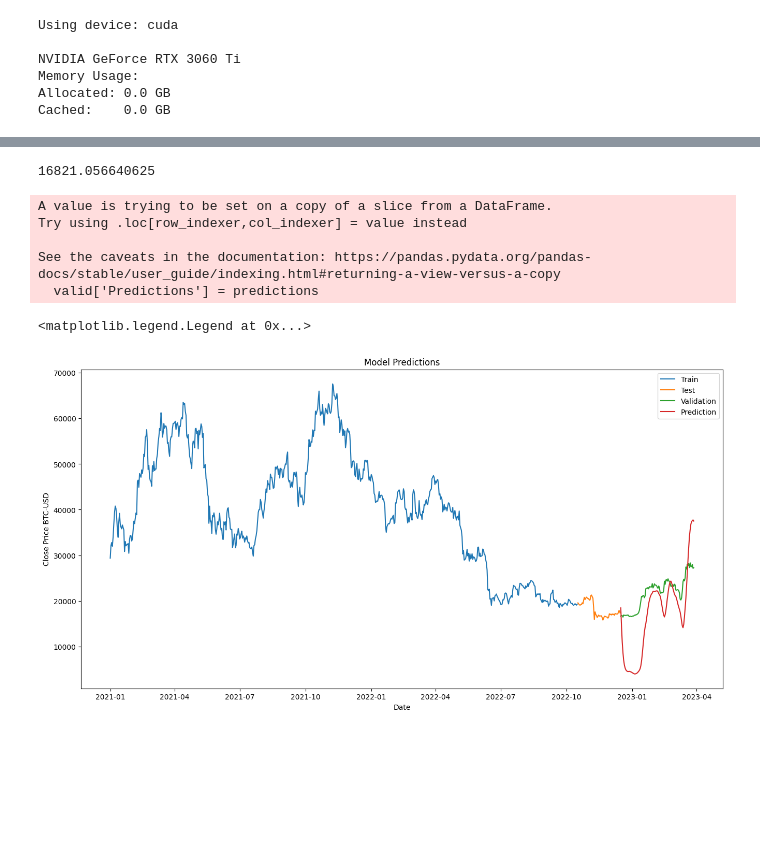
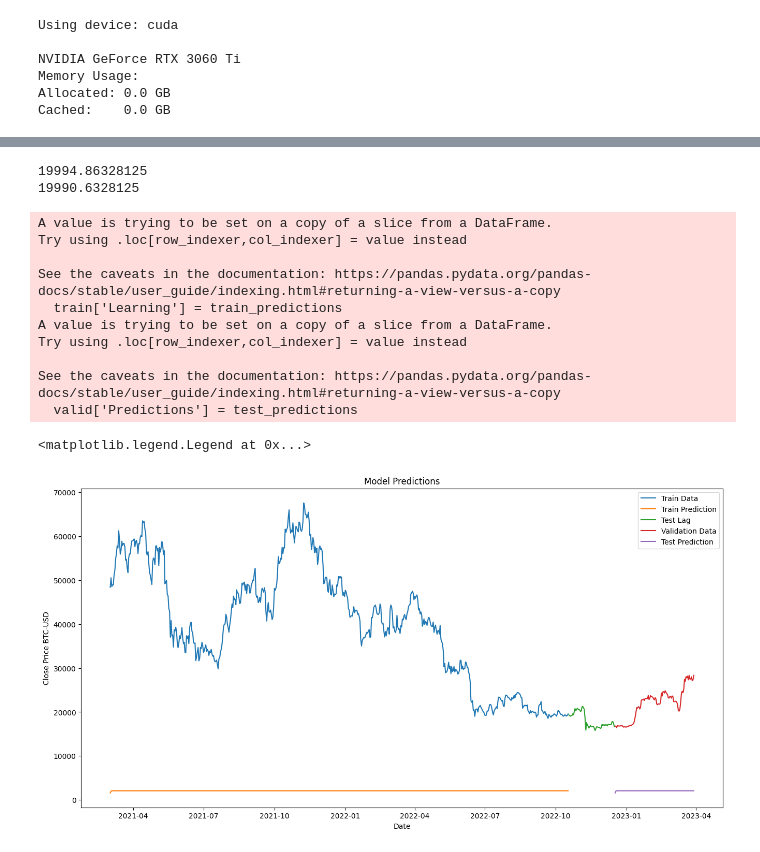
Before and after one commit to QuentinPerret/IAStockForeCaster, a Jupyter notebook: TimeSeriesForecasting.ipynb, the cells around one changed output, grey strips where cells are left out. Drawn from its saved outputs; the diff is of its cells as text; code cells hidden in the pictures; blank space fills up the shorter version.

Commit message:
nice plot show me everything now

```diff
--- a/TimeSeriesForecasting.ipynb
+++ b/TimeSeriesForecasting.ipynb
@@ -45,14 +45,14 @@ import numpy as np
 data = df.filter(['Close']).values
 training_data_len = math.ceil(0.8*len(data))
 
-scaler = MinMaxScaler(feature_range=(0,1))
-scaled_data = scaler.fit_transform(data)
+# scaler = MinMaxScaler(feature_range=(0,1))
+# scaled_data = scaler.fit_transform(data)
 
-train_data = scaled_data[:training_data_len]
-test_data = scaled_data[training_data_len:]
+# train_data = scaled_data[:training_data_len]
+# test_data = scaled_data[training_data_len:]
 
-# train_data = data[:training_data_len]
-# test_data = data[training_data_len:]
+train_data = data[:training_data_len]
+test_data = data[training_data_len:]
 
 x_train , y_train = [] , []
 
@@ -128,11 +128,11 @@ class NaiveLSTM(nn.Module):
         super().__init__()
         self.lstm = nn.LSTM(
             input_size = x_train.shape[1],
-            hidden_size = 126,
-            num_layers = 2,
+            hidden_size = 10,
+            num_layers = 1,
             batch_first=True
         )
-        self.linear = nn.Linear(126,1)
+        self.linear = nn.Linear(10,1)
 
     def forward(self,x):
         x,_ = self.lstm(x)
@@ -148,7 +148,7 @@ from torch.utils.tensorboard import SummaryWriter
 model = NaiveLSTM()
 optimizer = optim.Adam(model.parameters())
 loss_fn = nn.MSELoss()
-loader = data.DataLoader(data.TensorDataset(x_train,y_train),shuffle=True,batch_size=1)
+loader = data.DataLoader(data.TensorDataset(x_train,y_train),shuffle=True,batch_size=8)
 
 writer = SummaryWriter()
 # %%
@@ -189,32 +189,49 @@ Training finished. Final loss: 0.002886
 # %%
 model.eval()
-y_pred = model(x_test)
-predictions = torch.Tensor.detach(y_pred).numpy()
-predictions = scaler.inverse_transform(predictions)
+y_pred_train = model(x_train)
+y_pred_test = model(x_test)
+
+train_predictions = torch.Tensor.detach(y_pred_train).numpy()
+test_predictions = torch.Tensor.detach(y_pred_test).numpy()
+# predictions = scaler.inverse_transform(predictions)
 # %%
-rmse  = np.sqrt(np.mean(predictions - torch.Tensor.detach(y_test).numpy())**2)
+rmse  = np.sqrt(np.mean(test_predictions - torch.Tensor.detach(y_test).numpy())**2)
 print(rmse)
+rmse  = np.sqrt(np.mean(train_predictions - torch.Tensor.detach(y_test).numpy())**2)
+print(rmse)
 # %% [output]
-16821.056640625
+19994.86328125
+19990.6328125
 # %%
-train = df[:training_data_len]
+train_lag = df[:60]
+train = df[60:training_data_len]
+train['Learning'] = train_predictions
+
+
+test = df[training_data_len:training_data_len+lag]
+
+
 valid = df[training_data_len+lag:]
-test = df[training_data_len:training_data_len+lag]
-valid['Predictions'] = predictions
+valid['Predictions'] = test_predictions
 
 plt.figure(figsize=(16,8))
 plt.title('Model Predictions')
 plt.xlabel('Date')
 plt.ylabel('Close Price BTC-USD')
-plt.plot(train['Close'])
+plt.plot(train[['Close','Learning']])
 plt.plot(test['Close'])
 plt.plot(valid[['Close','Predictions']])
-plt.legend(['Train','Test','Validation','Prediction'])
+plt.legend(['Train Data','Train Prediction','Test Lag','Validation Data','Test Prediction'])
 # %% [output]
 A value is trying to be set on a copy of a slice from a DataFrame.
 Try using .loc[row_indexer,col_indexer] = value instead
 
 See the caveats in the documentation: https://pandas.pydata.org/pandas-docs/stable/user_guide/indexing.html#returning-a-view-versus-a-copy
-  valid['Predictions'] = predictions
+  train['Learning'] = train_predictions
+A value is trying to be set on a copy of a slice from a DataFrame.
+Try using .loc[row_indexer,col_indexer] = value instead
+
+See the caveats in the documentation: https://pandas.pydata.org/pandas-docs/stable/user_guide/indexing.html#returning-a-view-versus-a-copy
+  valid['Predictions'] = test_predictions
 <matplotlib.legend.Legend at 0x...>
-[figure, old version]
+[figure, new version]
```
Also changed, not shown: parts of 1 cell of this notebook.
